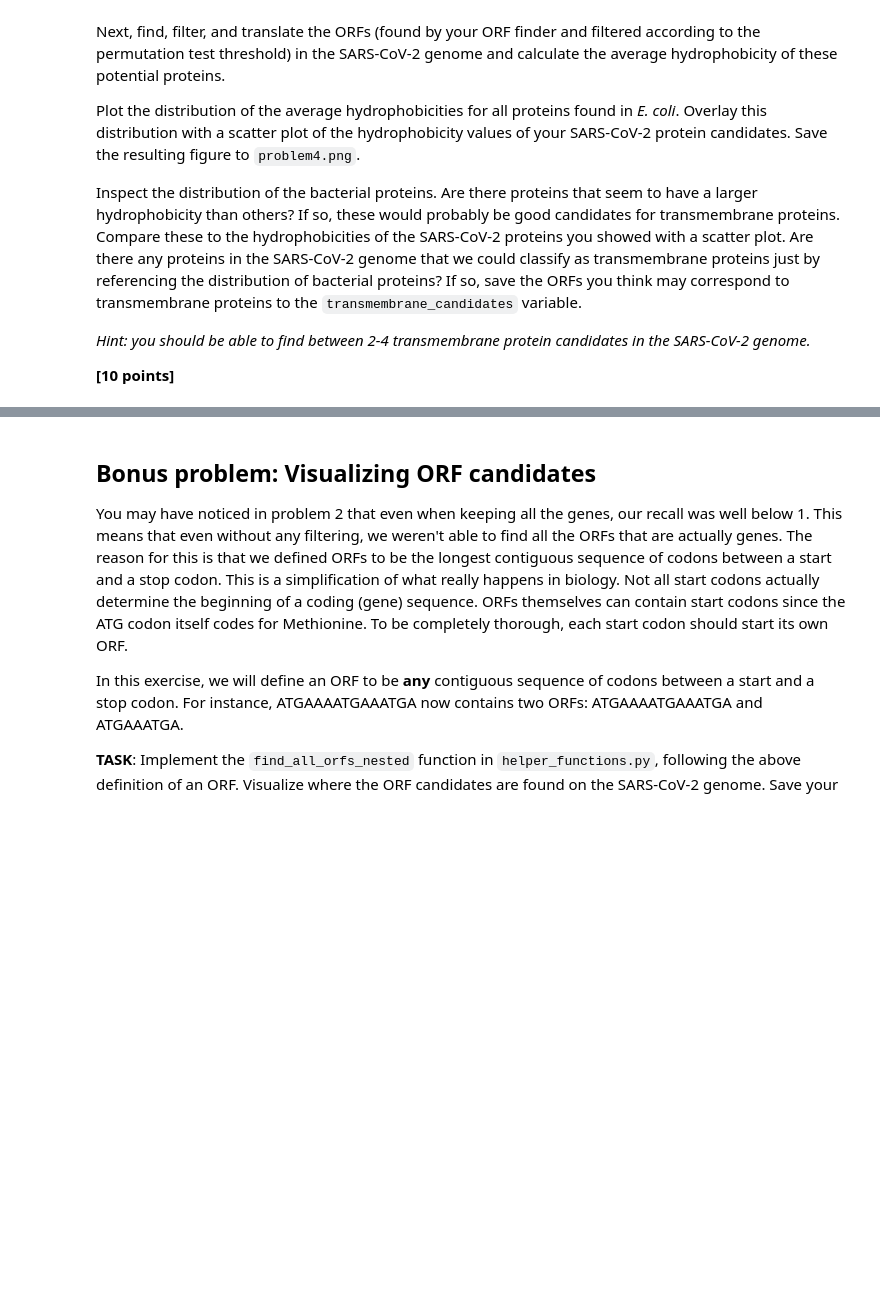
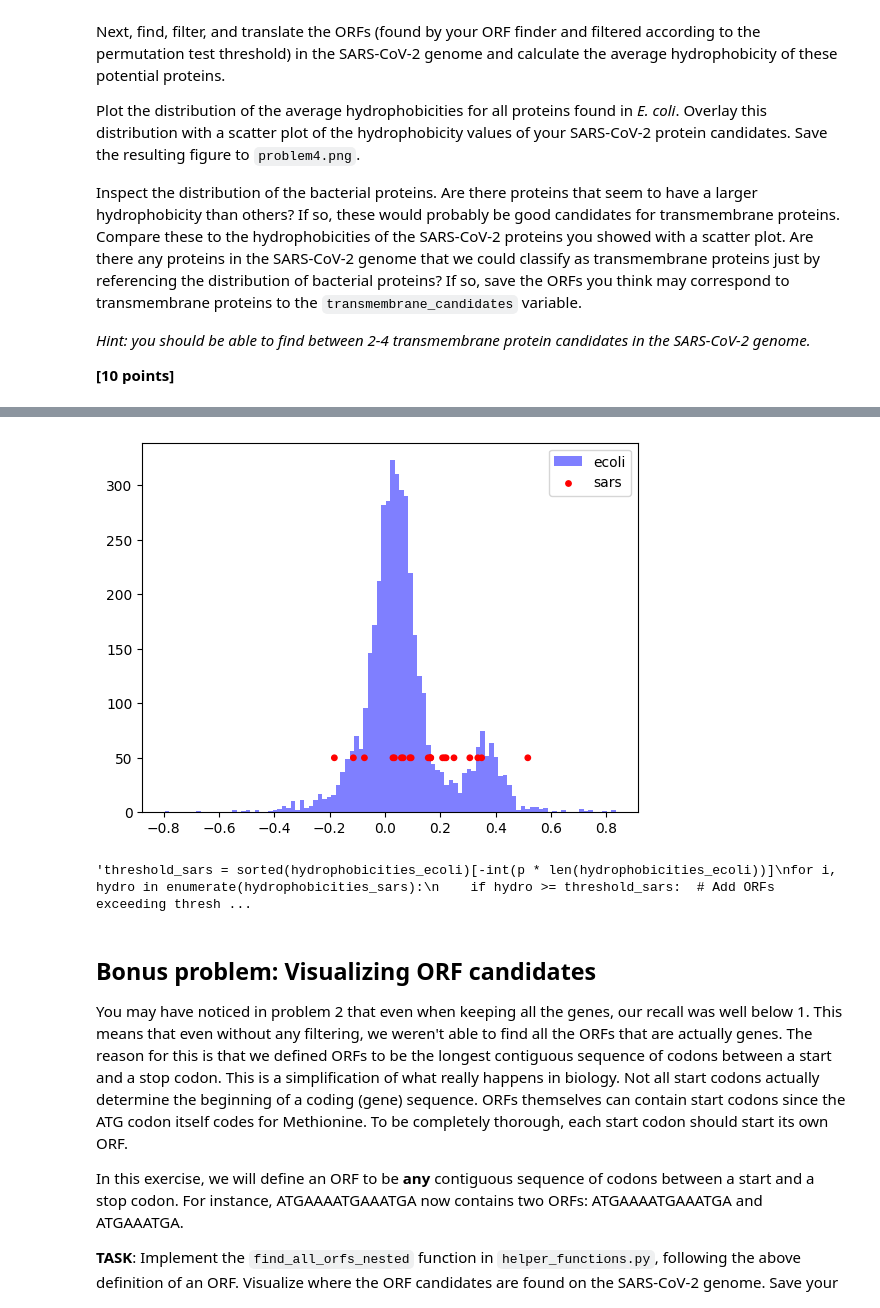
Before and after one commit to Luka24/homework-1-a-first-look-at-the-genome-new-Luka24-master, a Jupyter notebook: homework-1.ipynb, the cells around one changed output, grey strips where cells are left out. Drawn from its saved outputs; the diff is of its cells as text; code cells hidden in the pictures; blank space fills up the shorter version.

```diff
--- a/homework-1.ipynb
+++ b/homework-1.ipynb
@@ -591,6 +653,8 @@ import matplotlib.pyplot as plt
 # Load the SARS-CoV-2 genome
 with open('data/sars_cov_2.txt', 'r') as file:
     sars_cov_2_genome = Seq(file.read().replace('\n', ''))
+
+covid_threshold = 68
 
 
 # Load hydrophobicity values from CSV
@@ -658,3 +738,5 @@ TypeError: object of type 'NoneType' has no len()
+[figure, added]
+'threshold_sars = sorted(hydrophobicities_ecoli)[-int(p * len(hydrophobicities_ecoli))]\nfor i, hydro in enumerate(hydrophobicities_sars):\n    if hydro >= threshold_sars:  # Add ORFs exceeding thresh ...
 # %% [markdown]
 ## Bonus problem: Visualizing ORF candidates
 
```
Also changed, not shown: parts of 7 cells of this notebook.
